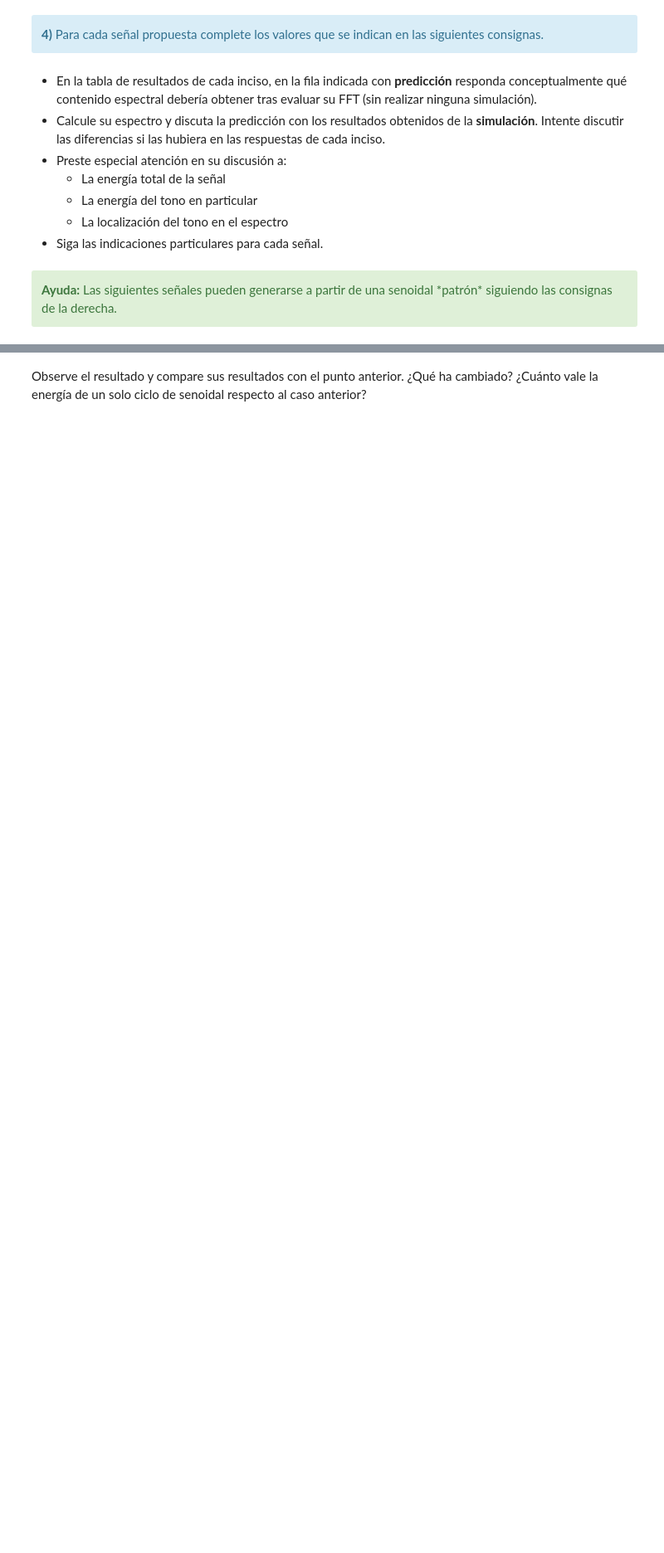
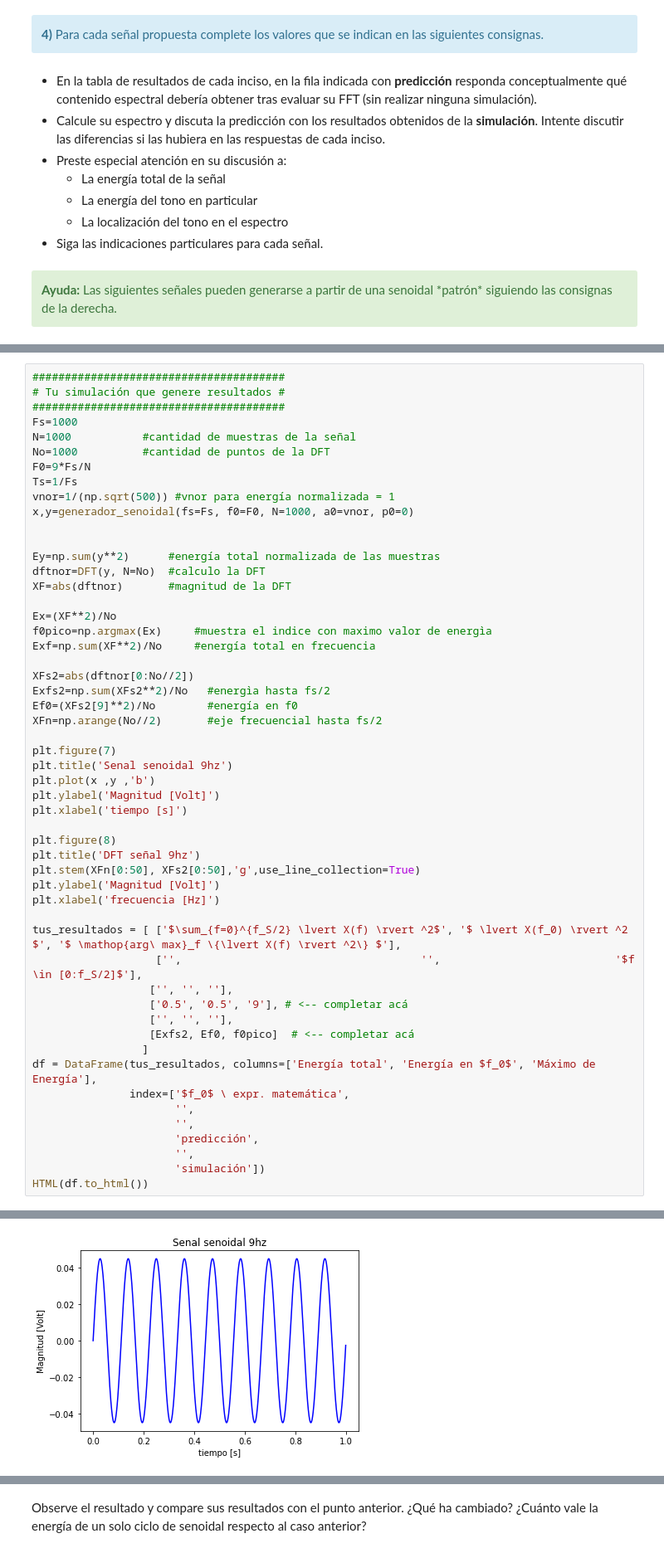
Before and after one commit to hdelgado84/PDS-Humberto-Delgado, a Jupyter notebook: TP1 - Muestreo de señales.ipynb, the cells around one changed output, grey strips where cells are left out. Shown at 83% size. Saved outputs shown, nothing was run; the diff lists cells and outputs as text; blank space fills up the shorter version.

```diff
--- a/TP1 - Muestreo de señales.ipynb
+++ b/TP1 - Muestreo de señales.ipynb
@@ -552,0 +657,54 @@ HTML(df.to_html())
+# %%
+#######################################
+# Tu simulación que genere resultados #
+#######################################
+Fs=1000
+N=1000           #cantidad de muestras de la señal
+No=1000          #cantidad de puntos de la DFT
+F0=9*Fs/N
+Ts=1/Fs
+vnor=1/(np.sqrt(500)) #vnor para energía normalizada = 1
+x,y=generador_senoidal(fs=Fs, f0=F0, N=1000, a0=vnor, p0=0)
+
+
+Ey=np.sum(y**2)      #energía total normalizada de las muestras
+dftnor=DFT(y, N=No)  #calculo la DFT
+XF=abs(dftnor)       #magnitud de la DFT
+
+Ex=(XF**2)/No
+f0pico=np.argmax(Ex)     #muestra el indice con maximo valor de energìa
+Exf=np.sum(XF**2)/No     #energía total en frecuencia
+
+XFs2=abs(dftnor[0:No//2])
+Exfs2=np.sum(XFs2**2)/No   #energìa hasta fs/2
+Ef0=(XFs2[9]**2)/No        #energía en f0
+XFn=np.arange(No//2)       #eje frecuencial hasta fs/2
+
+plt.figure(7)
+plt.title('Senal senoidal 9hz')
+plt.plot(x ,y ,'b')
+plt.ylabel('Magnitud [Volt]')
+plt.xlabel('tiempo [s]')
+
+plt.figure(8)
+plt.title('DFT señal 9hz')
+plt.stem(XFn[0:50], XFs2[0:50],'g',use_line_collection=True)
+plt.ylabel('Magnitud [Volt]')
+plt.xlabel('frecuencia [Hz]')
+
+tus_resultados = [ ['$\sum_{f=0}^{f_S/2} \lvert X(f) \rvert ^2$', '$ \lvert X(f_0) \rvert ^2 $', '$ \mathop{arg\ max}_f \{\lvert X(f) \rvert ^2\} $'],
+                   ['',                                     '',                           '$f \in [0:f_S/2]$'],
+                  ['', '', ''],
+                  ['0.5', '0.5', '9'], # <-- completar acá
+                  ['', '', ''],
+                  [Exfs2, Ef0, f0pico]  # <-- completar acá
+                 ]
+df = DataFrame(tus_resultados, columns=['Energía total', 'Energía en $f_0$', 'Máximo de Energía'],
+               index=['$f_0$ \ expr. matemática',
+                      '',
+                      '',
+                      'predicción',
+                      '',
+                      'simulación'])
+HTML(df.to_html())
+# %% [output]
@@ -552,0 +718 @@ HTML(df.to_html())
+[figure, added]
```
Also changed, not shown: parts of 51 cells of this notebook.
